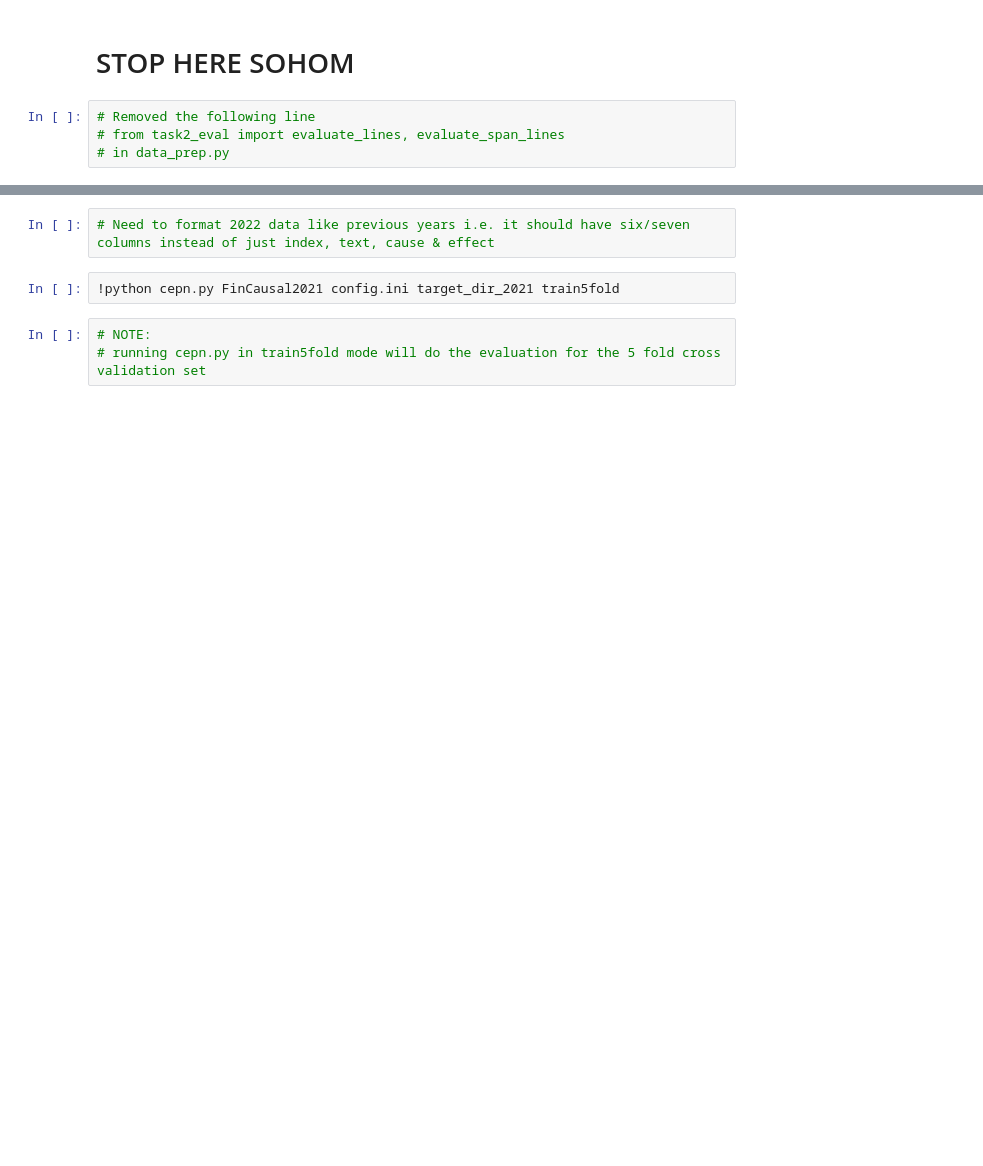
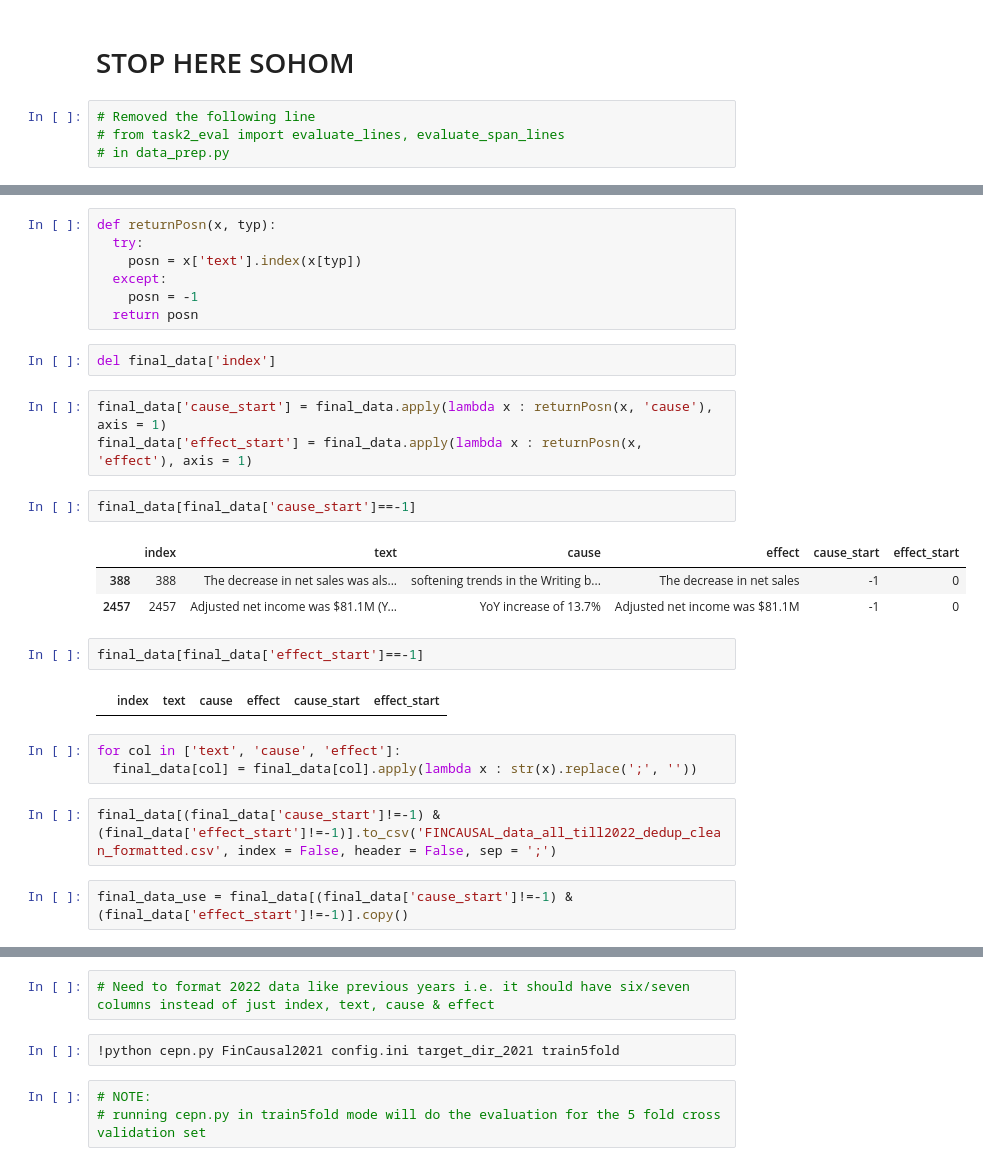
Before and after one commit to sohomghosh/CEPN, a Jupyter notebook: FinCausal2022_CEPN_sohom.ipynb, the cells around one changed output, grey strips where cells are left out. Saved outputs shown, nothing was run; the diff lists cells and outputs as text; blank space fills up the shorter version.

```diff
--- a/FinCausal2022_CEPN_sohom.ipynb
+++ b/FinCausal2022_CEPN_sohom.ipynb
@@ -139,0 +137,29 @@ valid = final_data[~msk]
+# %%
+def returnPosn(x, typ):
+  try:
+    posn = x['text'].index(x[typ])
+  except:
+    posn = -1
+  return posn
+# %%
+del final_data['index']
+# %%
+final_data['cause_start'] = final_data.apply(lambda x : returnPosn(x, 'cause'), axis = 1)
+final_data['effect_start'] = final_data.apply(lambda x : returnPosn(x, 'effect'), axis = 1)
+# %%
+final_data[final_data['cause_start']==-1]
+# %% [output]
+|  | index | text | cause | effect | cause_start | effect_start |
+| 388 | 388 | The decrease in net sales was als... | softening trends in the Writing b... | The decrease in net sales | -1 | 0 |
+| 2457 | 2457 | Adjusted net income was $81.1M (Y... | YoY increase of 13.7% | Adjusted net income was $81.1M | -1 | 0 |
+# %%
+final_data[final_data['effect_start']==-1]
+# %% [output]
+|  | index | text | cause | effect | cause_start | effect_start |
+# %%
+for col in ['text', 'cause', 'effect']:
+  final_data[col] = final_data[col].apply(lambda x : str(x).replace(';', ''))
+# %%
+final_data[(final_data['cause_start']!=-1) & (final_data['effect_start']!=-1)].to_csv('FINCAUSAL_data_all_till2022_dedup_clean_formatted.csv', index = False, header = False, sep = ';')
+# %%
+final_data_use = final_data[(final_data['cause_start']!=-1) & (final_data['effect_start']!=-1)].copy()
```
Also changed, not shown: parts of 44 cells of this notebook.
